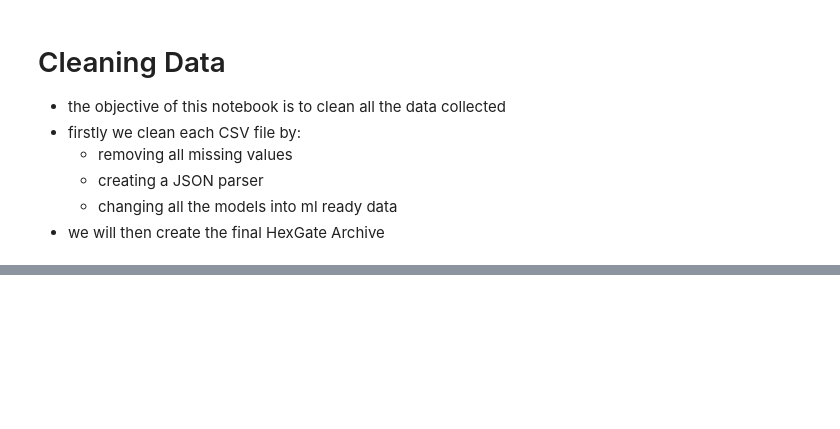
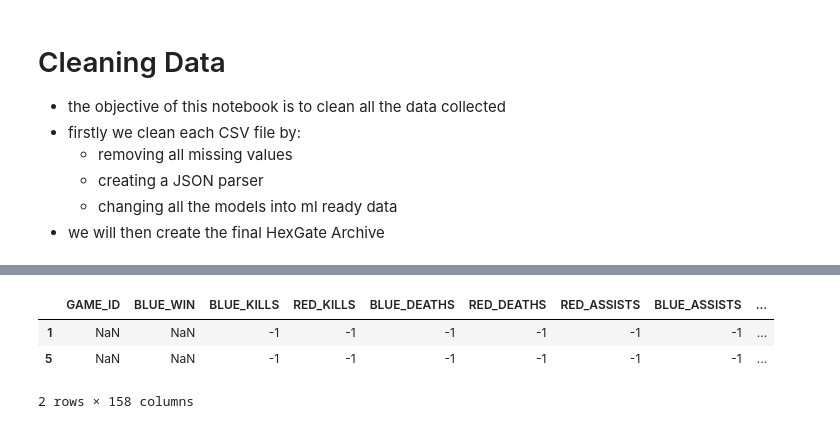
Before and after one commit to tinatsina/sunfire_archives, a Jupyter notebook: new_sample.ipynb, the cells around one changed output, grey strips where cells are left out. Drawn from its saved outputs; the diff is of its cells as text; code cells hidden in the pictures; blank space fills up the shorter version.

```diff
--- a/new_sample.ipynb
+++ b/new_sample.ipynb
@@ -27,0 +31,9 @@ df.head(5)
+# %%
+empty_cells = df[df.isna().any(axis=1)]
+
+empty_cells.head(5)
+# %% [output]
+|  | GAME_ID | BLUE_WIN | BLUE_KILLS | RED_KILLS | BLUE_DEATHS | RED_DEATHS | RED_ASSISTS | BLUE_ASSISTS | ... |
+| 1 | NaN | NaN | -1 | -1 | -1 | -1 | -1 | -1 | ... |
+| 5 | NaN | NaN | -1 | -1 | -1 | -1 | -1 | -1 | ... |
+2 rows × 158 columns
```
Also changed, not shown: parts of 3 cells of this notebook, 1 other file.
